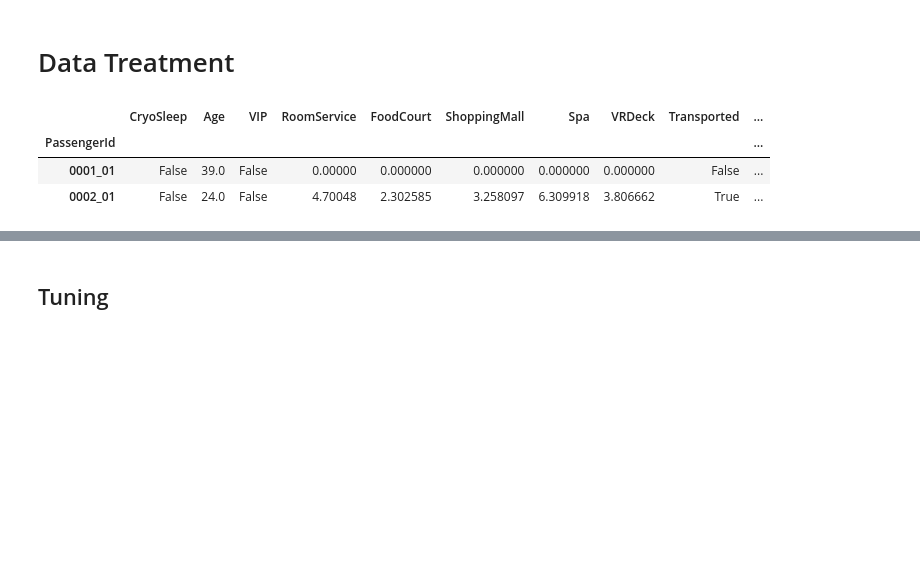
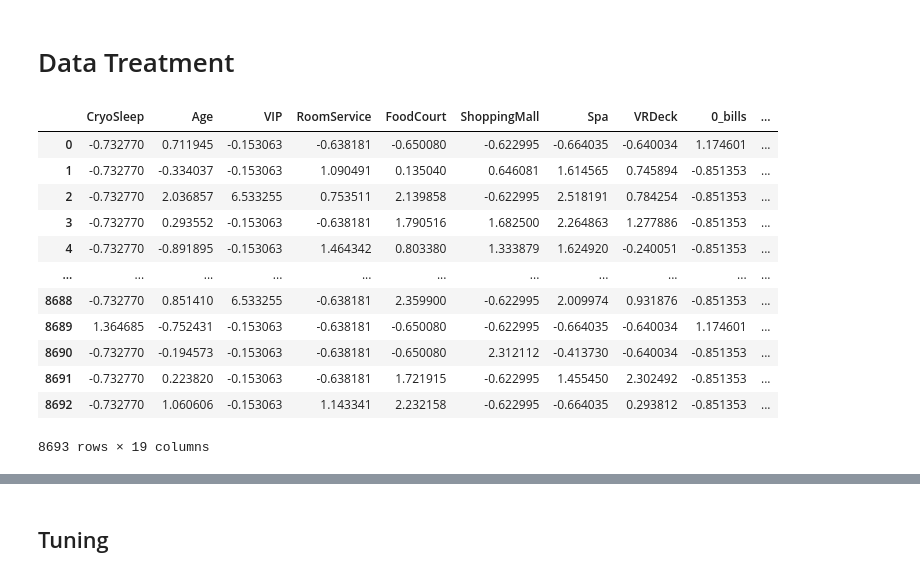
Before and after one commit to kisukegremory/Kaggle, a Jupyter notebook: Spaceship Titanic/ML - K-NN.ipynb, the cells around one changed output, grey strips where cells are left out. Saved outputs shown, nothing was run; the diff lists cells and outputs as text; code cells hidden in the pictures; blank space fills up the shorter version.

```diff
--- a/Spaceship Titanic/ML - K-NN.ipynb
+++ b/Spaceship Titanic/ML - K-NN.ipynb
@@ -71,12 +77,5 @@ def feature_enginnering(df: pd.DataFrame) -> pd.DataFrame:
 # %%
 df_train = treat_dataset(df_train.copy())
 df_train = feature_enginnering(df_train)
-# %%
-df_train.head(2)
-# %% [output]
-|  | CryoSleep | Age | VIP | RoomService | FoodCourt | ShoppingMall | Spa | VRDeck | Transported | ... |
-| PassengerId |  |  |  |  |  |  |  |  |  | ... |
-| 0001_01 | False | 39.0 | False | 0.00000 | 0.000000 | 0.000000 | 0.000000 | 0.000000 | False | ... |
-| 0002_01 | False | 24.0 | False | 4.70048 | 2.302585 | 3.258097 | 6.309918 | 3.806662 | True | ... |
 # %%
 X_train,y_train = df_train.drop('Transported',axis=1), df_train['Transported']
@@ -82,0 +85,19 @@ X_train,y_train = df_train.drop('Transported',axis=1), df_train['Transported']
+# %%
+# Make an instance of the Model
+pca = PCA(.95)
+scaler = StandardScaler()
+X_train = pd.DataFrame(scaler.fit_transform(X_train), columns=X_train.columns)
+# %% [output]
+|  | CryoSleep | Age | VIP | RoomService | FoodCourt | ShoppingMall | Spa | VRDeck | 0_bills | ... |
+| 0 | -0.732770 | 0.711945 | -0.153063 | -0.638181 | -0.650080 | -0.622995 | -0.664035 | -0.640034 | 1.174601 | ... |
+| 1 | -0.732770 | -0.334037 | -0.153063 | 1.090491 | 0.135040 | 0.646081 | 1.614565 | 0.745894 | -0.851353 | ... |
+| 2 | -0.732770 | 2.036857 | 6.533255 | 0.753511 | 2.139858 | -0.622995 | 2.518191 | 0.784254 | -0.851353 | ... |
+| 3 | -0.732770 | 0.293552 | -0.153063 | -0.638181 | 1.790516 | 1.682500 | 2.264863 | 1.277886 | -0.851353 | ... |
+| 4 | -0.732770 | -0.891895 | -0.153063 | 1.464342 | 0.803380 | 1.333879 | 1.624920 | -0.240051 | -0.851353 | ... |
+| ... | ... | ... | ... | ... | ... | ... | ... | ... | ... | ... |
+| 8688 | -0.732770 | 0.851410 | 6.533255 | -0.638181 | 2.359900 | -0.622995 | 2.009974 | 0.931876 | -0.851353 | ... |
+| 8689 | 1.364685 | -0.752431 | -0.153063 | -0.638181 | -0.650080 | -0.622995 | -0.664035 | -0.640034 | 1.174601 | ... |
+| 8690 | -0.732770 | -0.194573 | -0.153063 | -0.638181 | -0.650080 | 2.312112 | -0.413730 | -0.640034 | -0.851353 | ... |
+| 8691 | -0.732770 | 0.223820 | -0.153063 | -0.638181 | 1.721915 | -0.622995 | 1.455450 | 2.302492 | -0.851353 | ... |
+| 8692 | -0.732770 | 1.060606 | -0.153063 | 1.143341 | 2.232158 | -0.622995 | -0.664035 | 0.293812 | -0.851353 | ... |
+8693 rows × 19 columns
```
Also changed, not shown: parts of 13 cells of this notebook.
